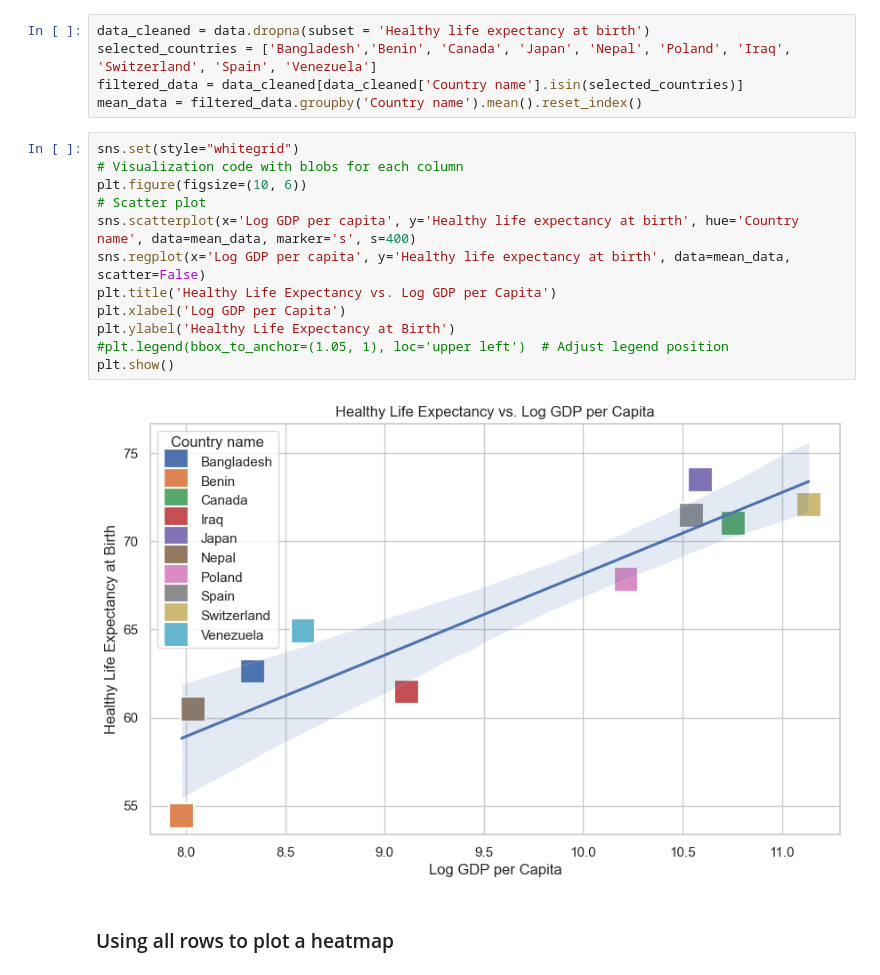
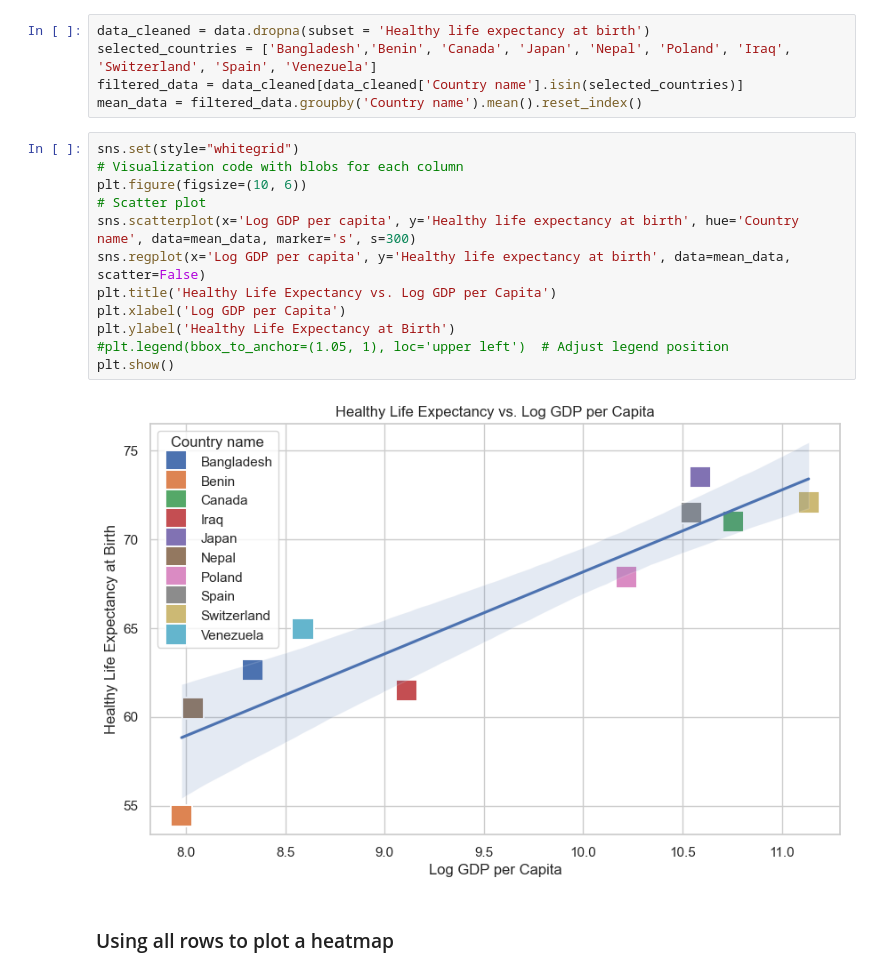
Before and after one commit to robbfox/jupyter-visualisation, a Jupyter notebook: visualised.ipynb, the cells around one changed output. Drawn from its saved outputs; the diff is of its cells as text.

```diff
--- a/visualised.ipynb
+++ b/visualised.ipynb
@@ -73,17 +73,17 @@ mean_data = filtered_data.groupby('Country name').mean().reset_index()
 # %%
 sns.set(style="whitegrid")
 # Visualization code with blobs for each column
 plt.figure(figsize=(10, 6))
 # Scatter plot
-sns.scatterplot(x='Log GDP per capita', y='Healthy life expectancy at birth', hue='Country name', data=mean_data, marker='s', s=400)
+sns.scatterplot(x='Log GDP per capita', y='Healthy life expectancy at birth', hue='Country name', data=mean_data, marker='s', s=300)
 sns.regplot(x='Log GDP per capita', y='Healthy life expectancy at birth', data=mean_data, scatter=False)
 plt.title('Healthy Life Expectancy vs. Log GDP per Capita')
 plt.xlabel('Log GDP per Capita')
 plt.ylabel('Healthy Life Expectancy at Birth')
 #plt.legend(bbox_to_anchor=(1.05, 1), loc='upper left')  # Adjust legend position
 plt.show()
 # %% [output]
-[figure, old version]
+[figure, new version]
 # %% [markdown]
 ### Using all rows to plot a heatmap
 # %%
```
Also changed, not shown: parts of 13 cells of this notebook.
